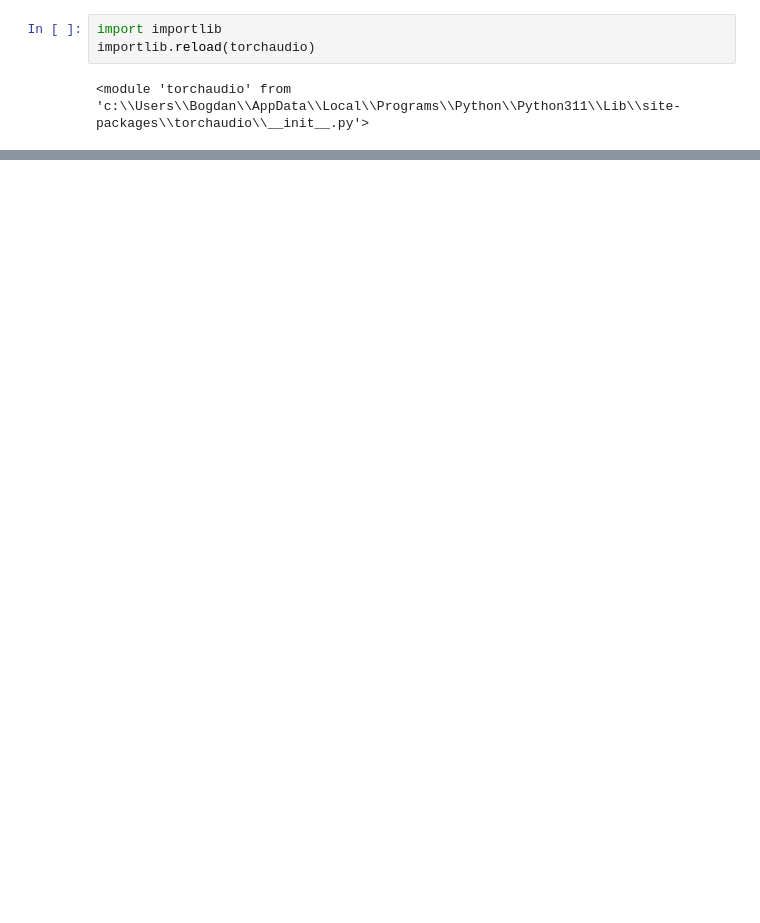
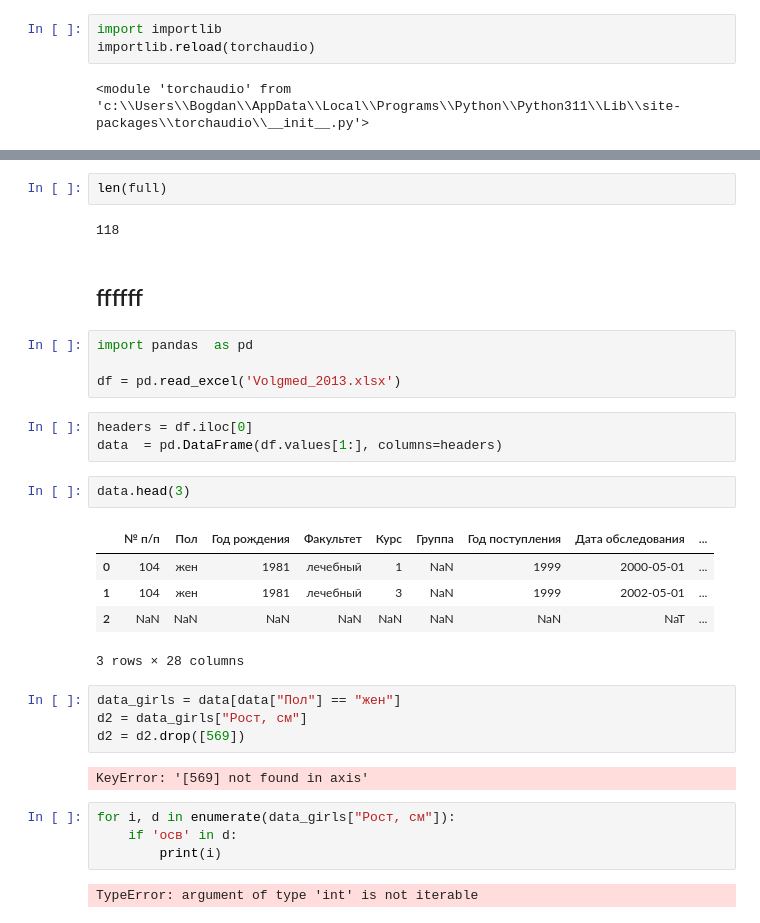
Before and after one commit to crazy-historian/speech_enhancement, a Jupyter notebook: VAD_testing/vad.ipynb, the cells around one changed output, grey strips where cells are left out. Cells and saved outputs as stored; diff of their text form; blank space fills up the shorter version.

```diff
--- a/VAD_testing/vad.ipynb
+++ b/VAD_testing/vad.ipynb
@@ -272,0 +275,33 @@ RuntimeError: Couldn't find appropriate backend to handle uri vinograd2.wav and
+# %%
+len(full)
+# %% [output]
+118
+# %% [markdown]
+## ffffff
+# %%
+import pandas  as pd
+
+df = pd.read_excel('Volgmed_2013.xlsx')
+# %%
+headers = df.iloc[0]
+data  = pd.DataFrame(df.values[1:], columns=headers)
+# %%
+data.head(3)
+# %% [output]
+|  | № п/п | Пол | Год рождения | Факультет | Курс | Группа | Год поступления | Дата обследования | ... |
+| 0 | 104 | жен | 1981 | лечебный | 1 | NaN | 1999 | 2000-05-01 | ... |
+| 1 | 104 | жен | 1981 | лечебный | 3 | NaN | 1999 | 2002-05-01 | ... |
+| 2 | NaN | NaN | NaN | NaN | NaN | NaN | NaN | NaT | ... |
+3 rows × 28 columns
+# %%
+data_girls = data[data["Пол"] == "жен"]
+d2 = data_girls["Рост, см"]
+d2 = d2.drop([569])
+# %% [output]
+KeyError: '[569] not found in axis'
+# %%
+for i, d in enumerate(data_girls["Рост, см"]):
+    if 'осв' in d:
+        print(i)
+# %% [output]
+TypeError: argument of type 'int' is not iterable
```
Also changed, not shown: parts of 11 cells of this notebook, 1 other file.
